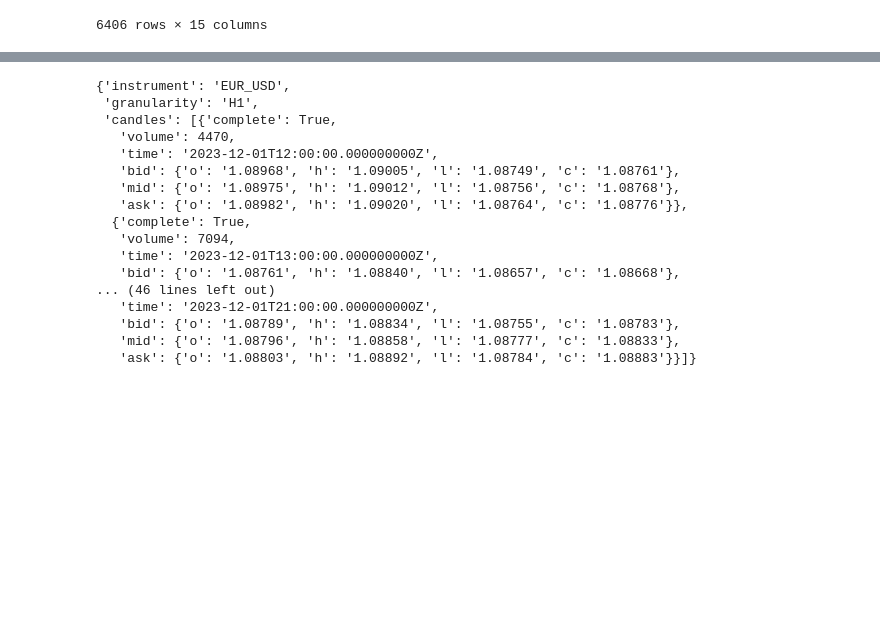
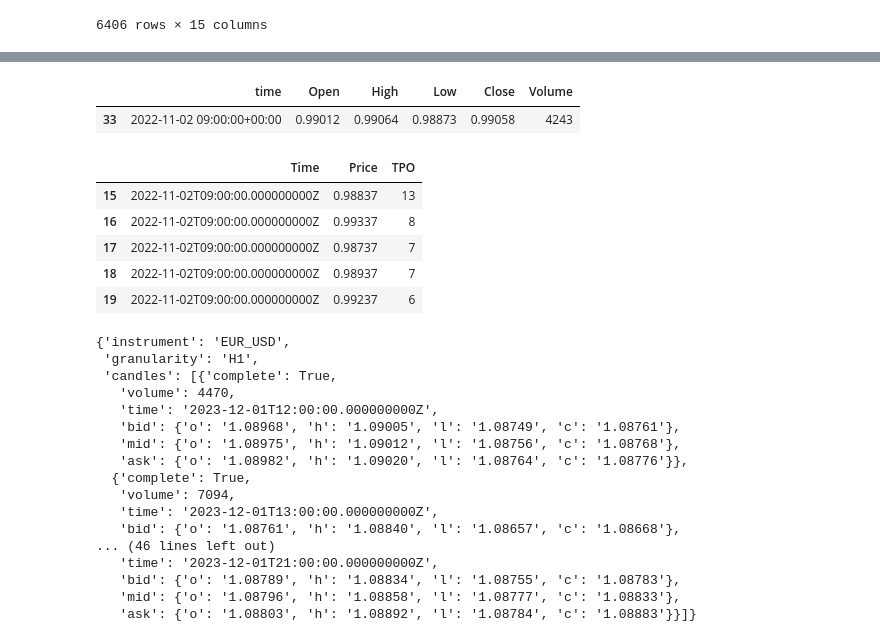
Before and after one commit to rezapaki1376/Finance, a Jupyter notebook: run_test/run-mdels.ipynb, the cells around one changed output, grey strips where cells are left out. Cells and saved outputs as stored; diff of their text form; code cells hidden in the pictures; blank space fills up the shorter version.

```diff
--- a/run_test/run-mdels.ipynb
+++ b/run_test/run-mdels.ipynb
@@ -81,3 +292,17 @@ AttributeError: 'MA' object has no attribute 'executed_orders'
+# %%
+x[x['time']=='2022-11-02T09:00:00.000000000Z']
+# %% [output]
+|  | time | Open | High | Low | Close | Volume |
+| 33 | 2022-11-02 09:00:00+00:00 | 0.99012 | 0.99064 | 0.98873 | 0.99058 | 4243 |
+# %%
+tpo_df[tpo_df['Time']=='2022-11-02T09:00:00.000000000Z']
+# %% [output]
+|  | Time | Price | TPO |
+| 15 | 2022-11-02T09:00:00.000000000Z | 0.98837 | 13 |
+| 16 | 2022-11-02T09:00:00.000000000Z | 0.99337 | 8 |
+| 17 | 2022-11-02T09:00:00.000000000Z | 0.98737 | 7 |
+| 18 | 2022-11-02T09:00:00.000000000Z | 0.98937 | 7 |
+| 19 | 2022-11-02T09:00:00.000000000Z | 0.99237 | 6 |
 # %%
 class StopLoss():
   def __init__():
```
Also changed, not shown: parts of 8 cells of this notebook, 1 other file.
